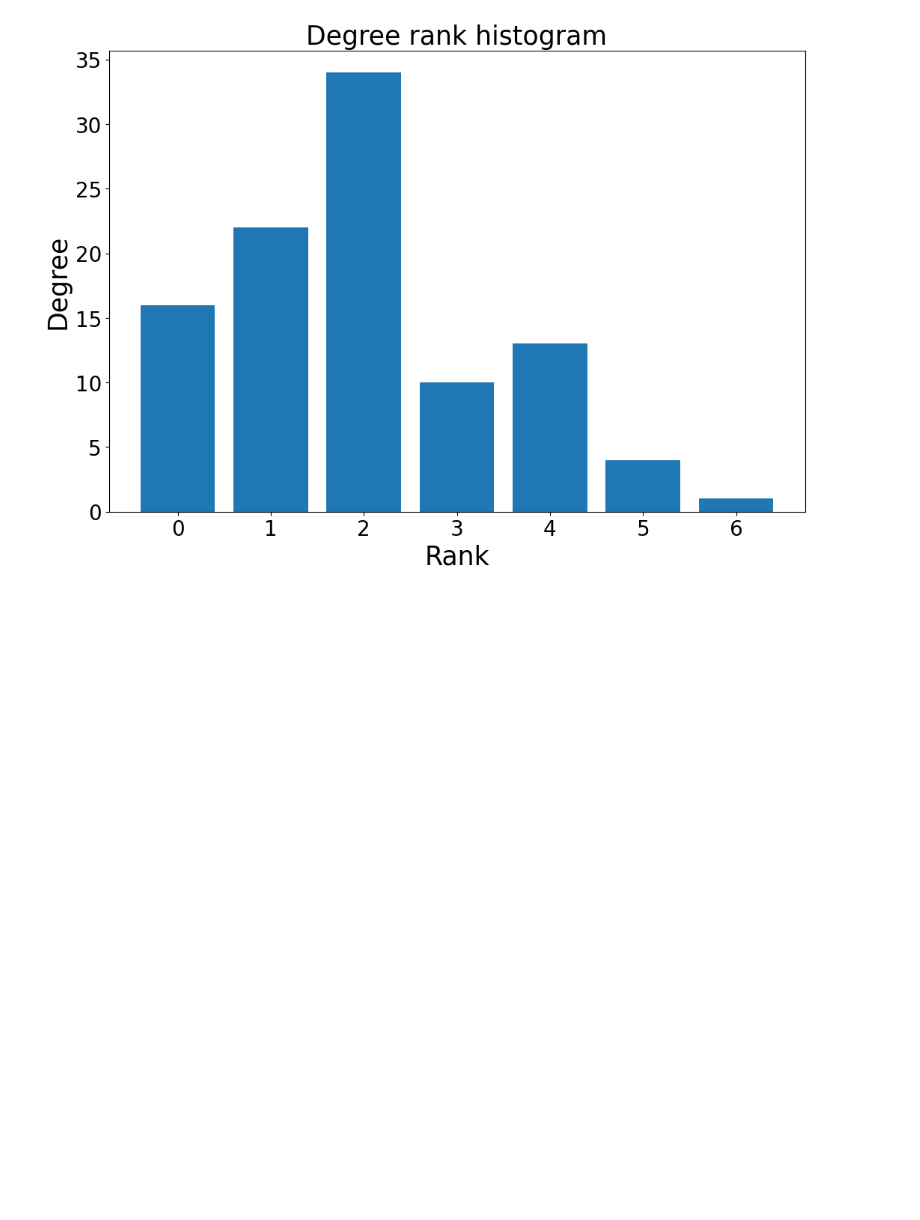
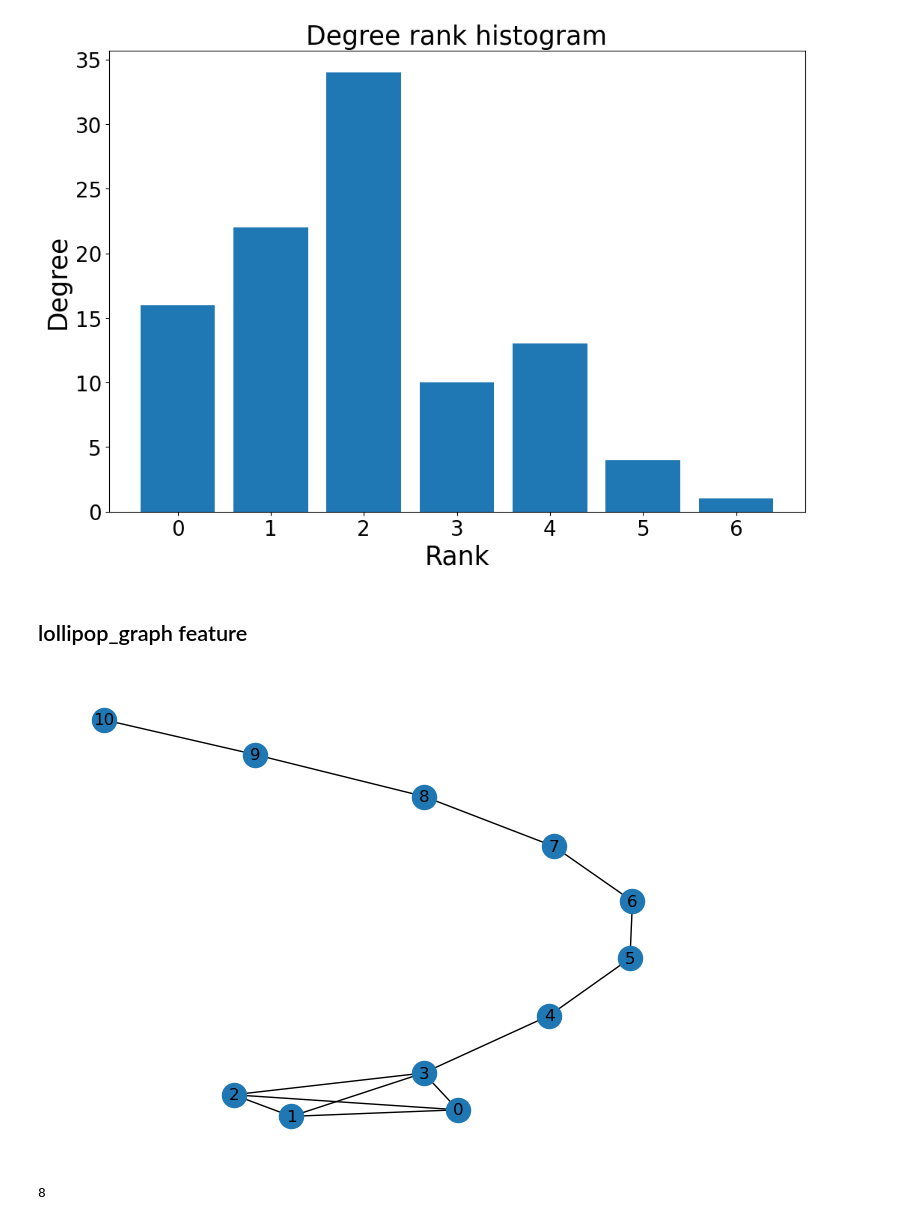
Before and after one commit to being12345/cs224w, a Jupyter notebook: feature.ipynb, the cells around one changed output. Drawn from its saved outputs; the diff is of its cells as text; code cells hidden in the pictures; blank space fills up the shorter version.

```diff
--- a/feature.ipynb
+++ b/feature.ipynb
@@ -89,3 +70,15 @@ plt.ylabel("Degree", fontsize=25)
 plt.tick_params(labelsize=20)   # set x, y tick
 # %% [output]
 [figure]
+# %% [markdown]
+## lollipop_graph feature
+# %%
+G = nx.lollipop_graph(4, 7)
+nx.draw(G, with_labels=True)
+# %% [output]
+[figure, added]
+# %%
+nx.radius(G)    # minimum eccentricity
+nx.diameter(G)  # maximum eccentricity
+# %% [output]
+8
```
Also changed, not shown: parts of 36 cells of this notebook, 1 other file.
